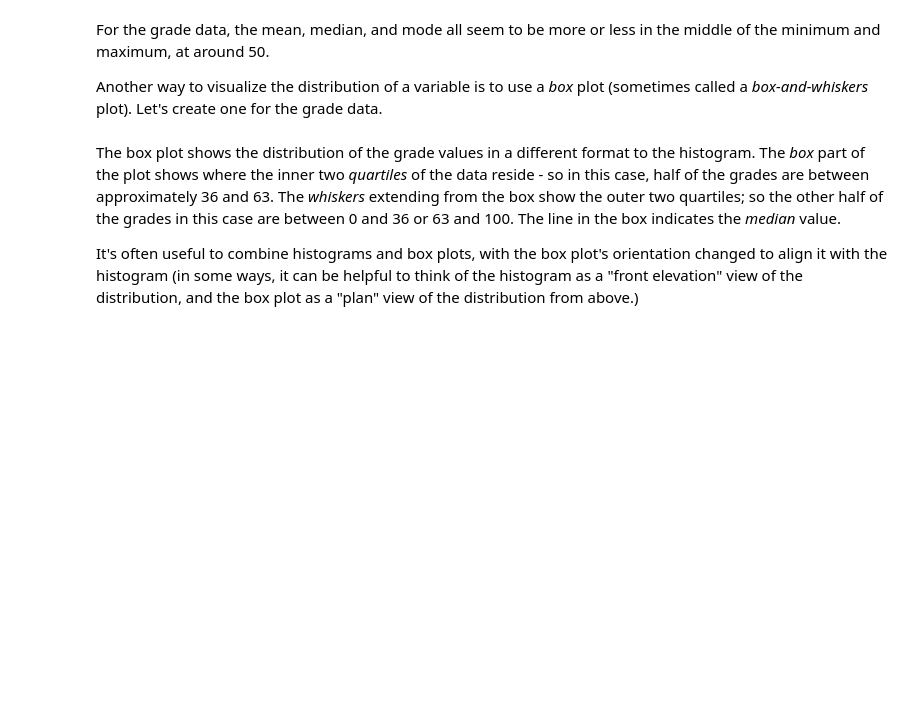
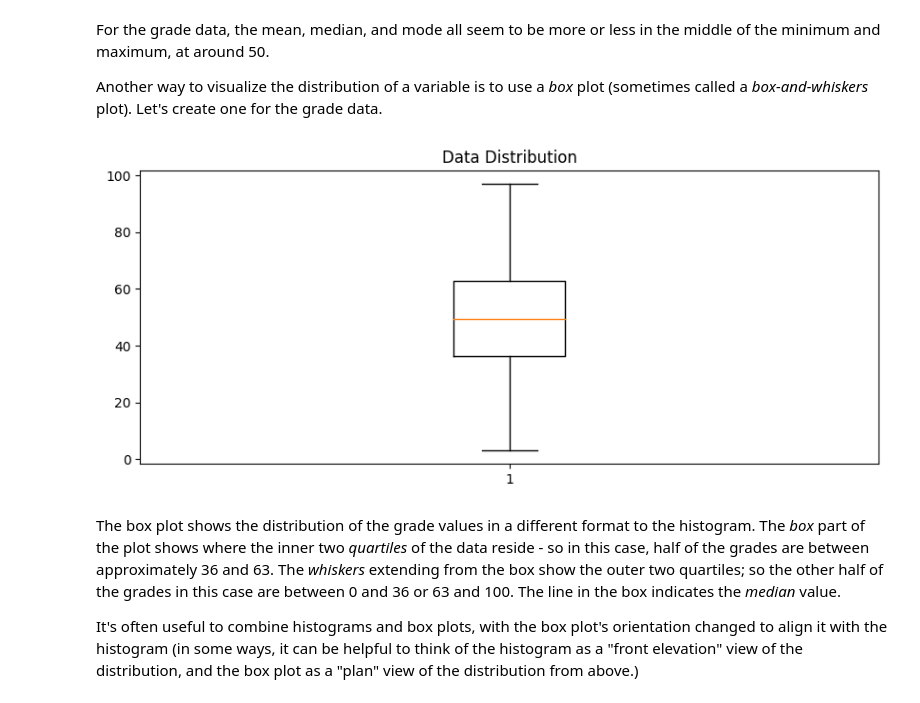
Before and after one commit to maisoehn/ml-basics, a Jupyter notebook: 01 - Data Exploration.ipynb, the cells around one changed output. Drawn from its saved outputs; the diff is of its cells as text; code cells hidden in the pictures; blank space fills up the shorter version.

```diff
--- a/01 - Data Exploration.ipynb
+++ b/01 - Data Exploration.ipynb
@@ -709,18 +750,22 @@ Another way to visualize the distribution of a variable is to use a *box* plot (
 # %%
 # Get the variable to examine
 var = df_students['Grade']
 
 # Create a Figure
-fig = plt.figure(figsize=(10,4))
+fig = plt.figure(
+    figsize = (10, 4)
+)
 
 # Plot a histogram
 plt.boxplot(var)
 
 # Add titles and labels
 plt.title('Data Distribution')
 
 # Show the figure
 fig.show()
+# %% [output]
+[figure, added]
 # %% [markdown]
 The box plot shows the distribution of the grade values in a different format to the histogram. The *box* part of the plot shows where the inner two *quartiles* of the data reside - so in this case, half of the grades are between approximately 36 and 63. The *whiskers* extending from the box show the outer two quartiles; so the other half of the grades in this case are between 0 and 36 or 63 and 100. The line in the box indicates the *median* value.
 
```
Also changed, not shown: parts of 11 cells of this notebook.
